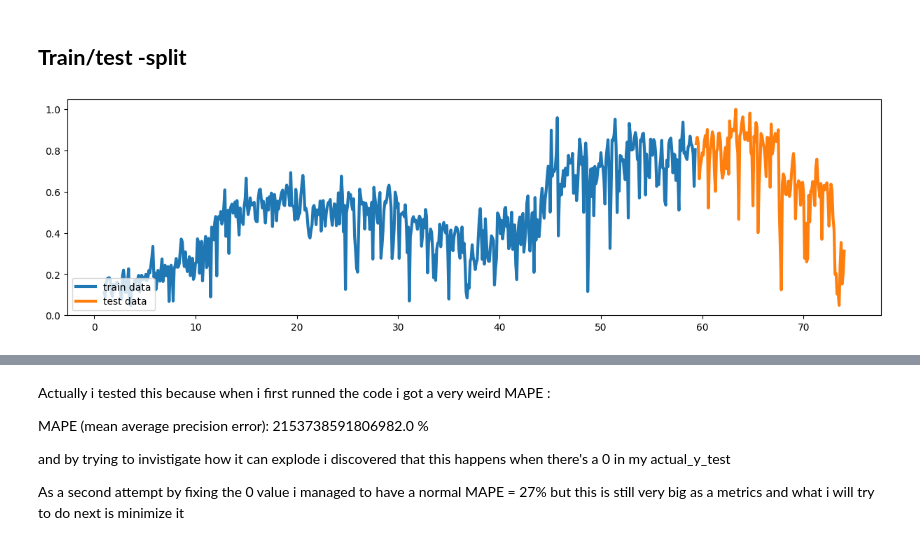
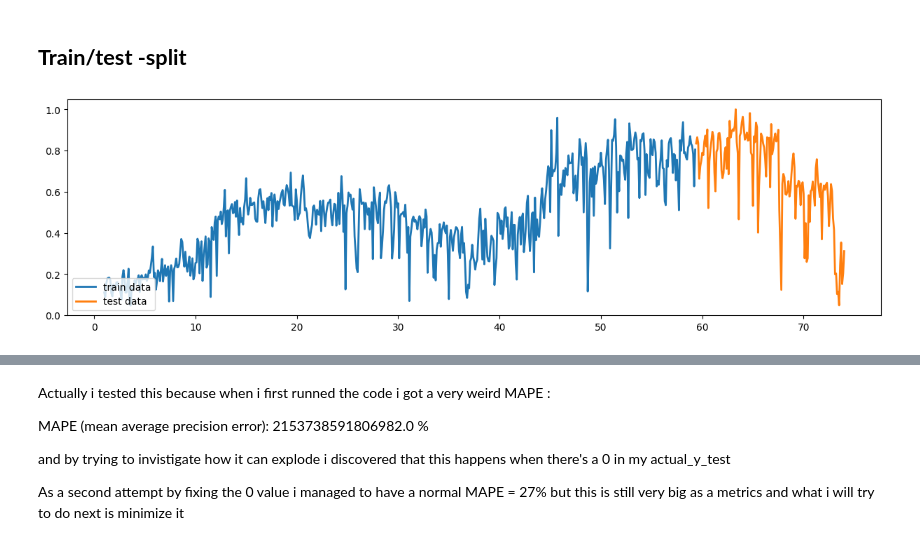
Before and after one commit to chouhlaoui/Deep-Learning-Projects, a Jupyter notebook: Time series forecasting/timeseries.ipynb, the cells around one changed output, grey strips where cells are left out. Drawn from its saved outputs; the diff is of its cells as text; code cells hidden in the pictures.

```diff
--- a/Time series forecasting/timeseries.ipynb
+++ b/Time series forecasting/timeseries.ipynb
@@ -248,11 +248,12 @@ df_to_use.loc[660 : 674]
 | 672 | 2012-11-03 | 0.588587 | 0.590384 |
 | 673 | 2012-11-04 | 0.585021 | 0.561074 |
 | 674 | 2012-11-05 | 0.602508 | 0.701848 |
+# %%
+cols = [value_column, second_column]
 # %%
 # i chose to change the value to make sure i don't have the same problem
 # so i set it to the mean of the previous and next value as a first approximation
-df_to_use.at[667, value_column] = (df_to_use.at[666, 'cnt'] + df_to_use.at[668, 'cnt']) / 2
-df_to_use.at[667, second_column] = (df_to_use.at[666, 'cnt'] + df_to_use.at[668, 'cnt']) / 2
+df_to_use.loc[667, cols] = (df_to_use.loc[666, cols] + df_to_use.loc[668,  cols]) / 2
 
 print(df_to_use[value_column].nsmallest(3))
 print(df_to_use[second_column].nsmallest(3))
@@ -286,10 +287,10 @@ cutoff = int(len(df_to_use) * 0.8)
 
 # train data
 X_train = df_to_use.index[0:cutoff]
-y_train = df_to_use[[value_column, second_column]].iloc[0:cutoff]   # <-- changed
+y_train = df_to_use[cols].iloc[0:cutoff]
 # test data
 X_test = df_to_use.index[cutoff:]
-y_test = df_to_use[[value_column, second_column]].iloc[cutoff:]     # <-- changed
+y_test = df_to_use[cols].iloc[cutoff:]
 
 
 # convert everything into NumPy -array format
@@ -306,14 +307,14 @@ test_series  = y_test.reshape((len(y_test), n_features))
 # %%
 fig, ax = plt.subplots(1, 1, figsize=(15, 4))
 
 # Plot ONLY the cnt values
-ax.plot(X_train, y_train[:, 0], lw=3, label='train data')
-ax.plot(X_test,  y_test[:, 0],  lw=3, label='test data')
+ax.plot(X_train, y_train[:, 0], lw=2, label='train data')
+ax.plot(X_test,  y_test[:, 0],  lw=2, label='test data')
 
 ax.legend(loc="lower left")
 plt.show()
 # %% [output]
-[figure, old version]
+[figure, new version]
 # %% [markdown]
 In the **second attempt** to improve the MAPE what i did is :
 
```
Also changed, not shown: parts of 21 cells of this notebook, 4 other files.
